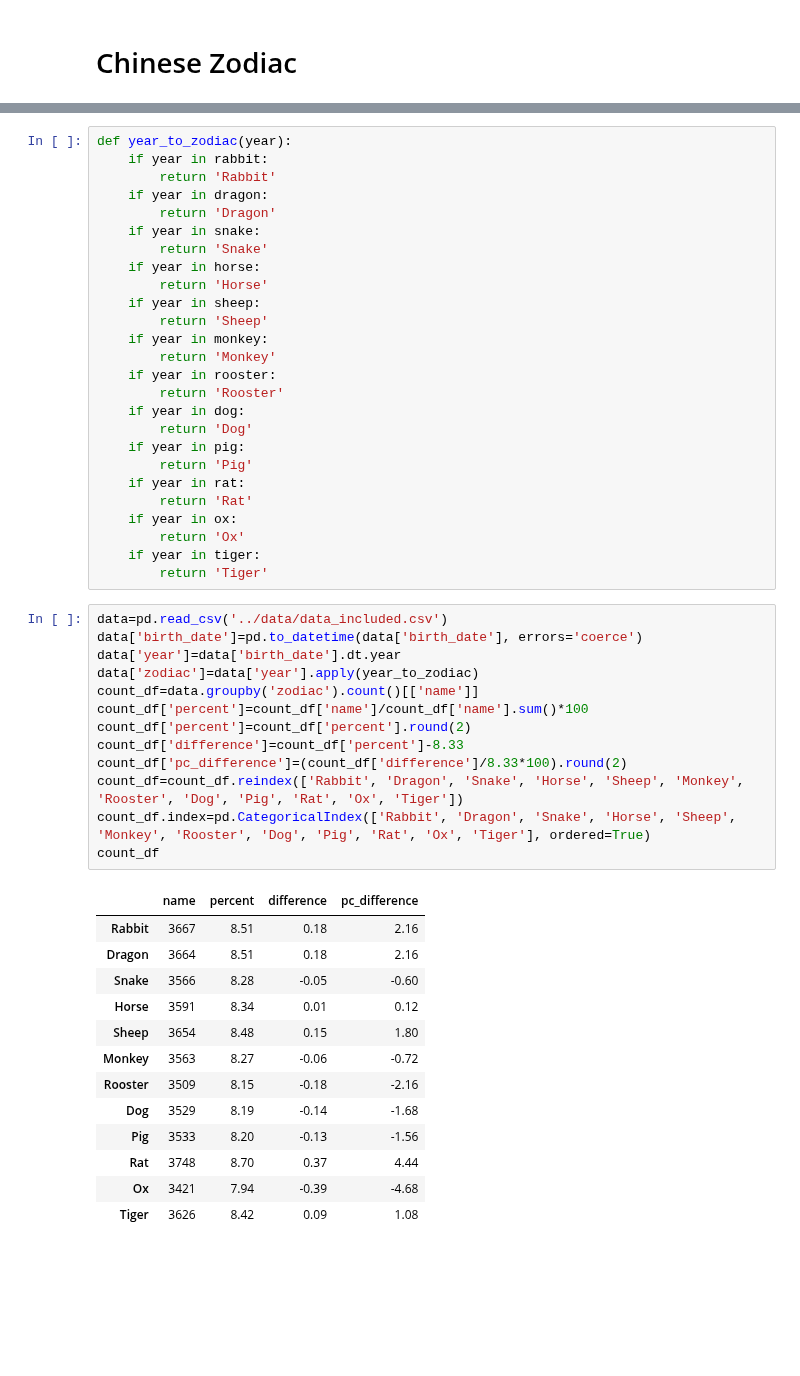
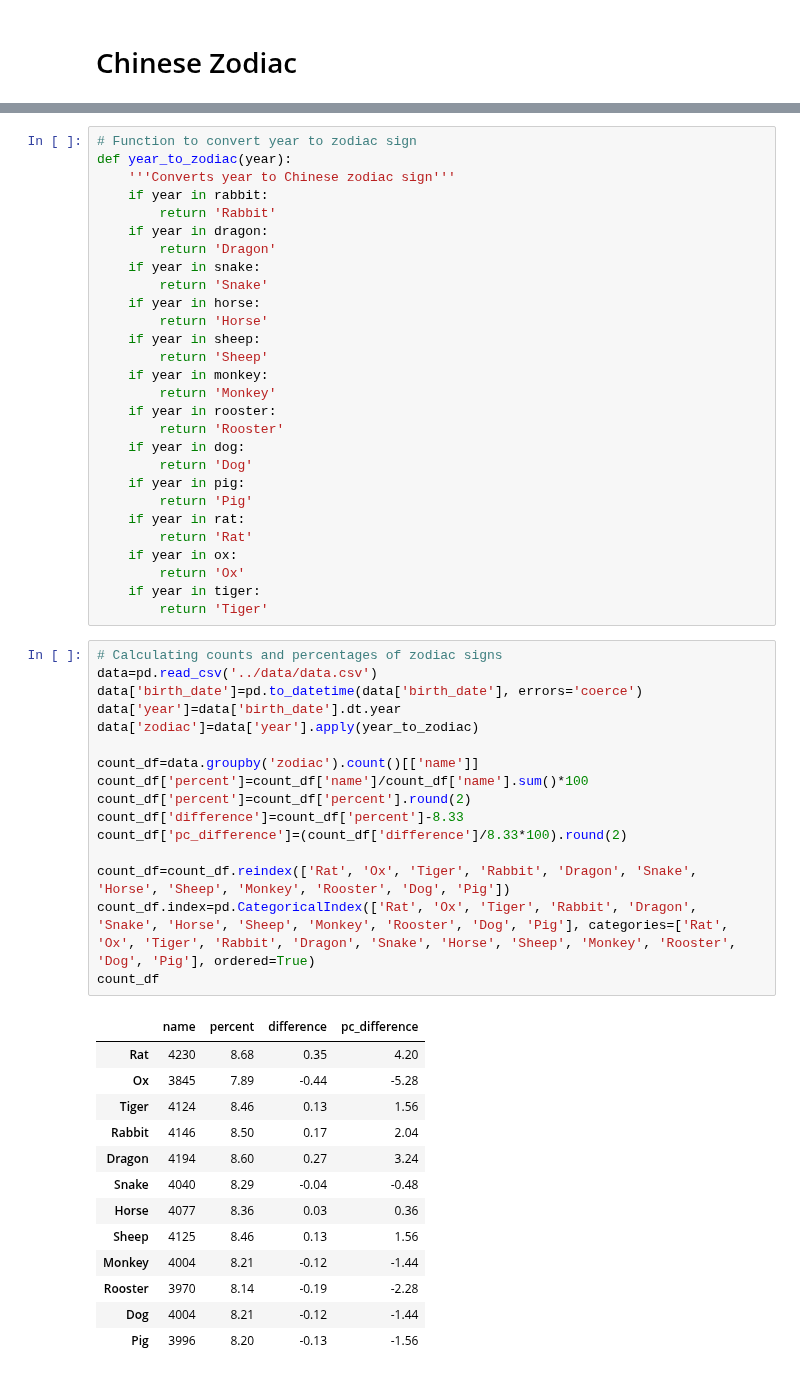
Before and after one commit to OjasSB/DS105, a Jupyter notebook: notebooks/Zodiac.ipynb, the cells around one changed output, grey strips where cells are left out. Saved outputs shown, nothing was run; the diff lists cells and outputs as text; blank space fills up the shorter version.

```diff
--- a/notebooks/Zodiac.ipynb
+++ b/notebooks/Zodiac.ipynb
@@ -112,7 +109,9 @@ rat=[1924, 1936, 1948, 1960, 1972, 1984, 1996, 2008, 2020, 2032]
 ox=[1925, 1937, 1949, 1961, 1973, 1985, 1997, 2009, 2021, 2033]
 tiger=[1926, 1938, 1950, 1962, 1974, 1986, 1998, 2010, 2022, 2034]
 # %%
+# Function to convert year to zodiac sign
 def year_to_zodiac(year):
+    '''Converts year to Chinese zodiac sign'''
     if year in rabbit:
         return 'Rabbit'
     if year in dragon:
@@ -138,30 +137,33 @@ def year_to_zodiac(year):
     if year in tiger:
         return 'Tiger'
 # %%
-data=pd.read_csv('../data/data_included.csv')
+# Calculating counts and percentages of zodiac signs
+data=pd.read_csv('../data/data.csv')
 data['birth_date']=pd.to_datetime(data['birth_date'], errors='coerce')
 data['year']=data['birth_date'].dt.year
 data['zodiac']=data['year'].apply(year_to_zodiac)
+
 count_df=data.groupby('zodiac').count()[['name']]
 count_df['percent']=count_df['name']/count_df['name'].sum()*100
 count_df['percent']=count_df['percent'].round(2)
 count_df['difference']=count_df['percent']-8.33
 count_df['pc_difference']=(count_df['difference']/8.33*100).round(2)
-count_df=count_df.reindex(['Rabbit', 'Dragon', 'Snake', 'Horse', 'Sheep', 'Monkey', 'Rooster', 'Dog', 'Pig', 'Rat', 'Ox', 'Tiger'])
-count_df.index=pd.CategoricalIndex(['Rabbit', 'Dragon', 'Snake', 'Horse', 'Sheep', 'Monkey', 'Rooster', 'Dog', 'Pig', 'Rat', 'Ox', 'Tiger'], ordered=True)
+
+count_df=count_df.reindex(['Rat', 'Ox', 'Tiger', 'Rabbit', 'Dragon', 'Snake', 'Horse', 'Sheep', 'Monkey', 'Rooster', 'Dog', 'Pig'])
+count_df.index=pd.CategoricalIndex(['Rat', 'Ox', 'Tiger', 'Rabbit', 'Dragon', 'Snake', 'Horse', 'Sheep', 'Monkey', 'Rooster', 'Dog', 'Pig'], categories=['Rat', 'Ox', 'Tiger', 'Rabbit', 'Dragon', 'Snake', 'Horse', 'Sheep', 'Monkey', 'Rooster', 'Dog', 'Pig'], ordered=True)
 count_df
 # %% [output]
 |  | name | percent | difference | pc_difference |
-| Rabbit | 3667 | 8.51 | 0.18 | 2.16 |
-| Dragon | 3664 | 8.51 | 0.18 | 2.16 |
-| Snake | 3566 | 8.28 | -0.05 | -0.60 |
-| Horse | 3591 | 8.34 | 0.01 | 0.12 |
-| Sheep | 3654 | 8.48 | 0.15 | 1.80 |
-| Monkey | 3563 | 8.27 | -0.06 | -0.72 |
-| Rooster | 3509 | 8.15 | -0.18 | -2.16 |
-| Dog | 3529 | 8.19 | -0.14 | -1.68 |
-| Pig | 3533 | 8.20 | -0.13 | -1.56 |
-| Rat | 3748 | 8.70 | 0.37 | 4.44 |
-| Ox | 3421 | 7.94 | -0.39 | -4.68 |
-| Tiger | 3626 | 8.42 | 0.09 | 1.08 |
+| Rat | 4230 | 8.68 | 0.35 | 4.20 |
+| Ox | 3845 | 7.89 | -0.44 | -5.28 |
+| Tiger | 4124 | 8.46 | 0.13 | 1.56 |
+| Rabbit | 4146 | 8.50 | 0.17 | 2.04 |
+| Dragon | 4194 | 8.60 | 0.27 | 3.24 |
+| Snake | 4040 | 8.29 | -0.04 | -0.48 |
+| Horse | 4077 | 8.36 | 0.03 | 0.36 |
+| Sheep | 4125 | 8.46 | 0.13 | 1.56 |
+| Monkey | 4004 | 8.21 | -0.12 | -1.44 |
+| Rooster | 3970 | 8.14 | -0.19 | -2.28 |
+| Dog | 4004 | 8.21 | -0.12 | -1.44 |
+| Pig | 3996 | 8.20 | -0.13 | -1.56 |
 # %%
```
Also changed, not shown: parts of 13 cells of this notebook, 2 other files.
